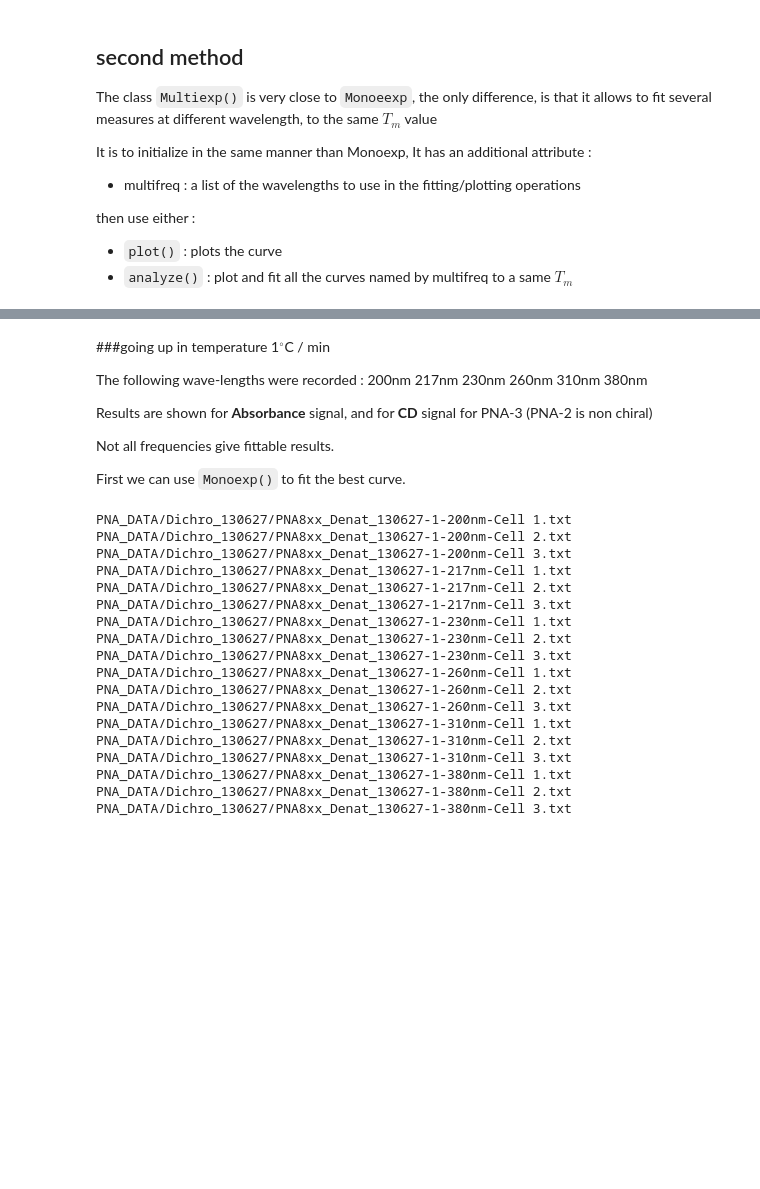
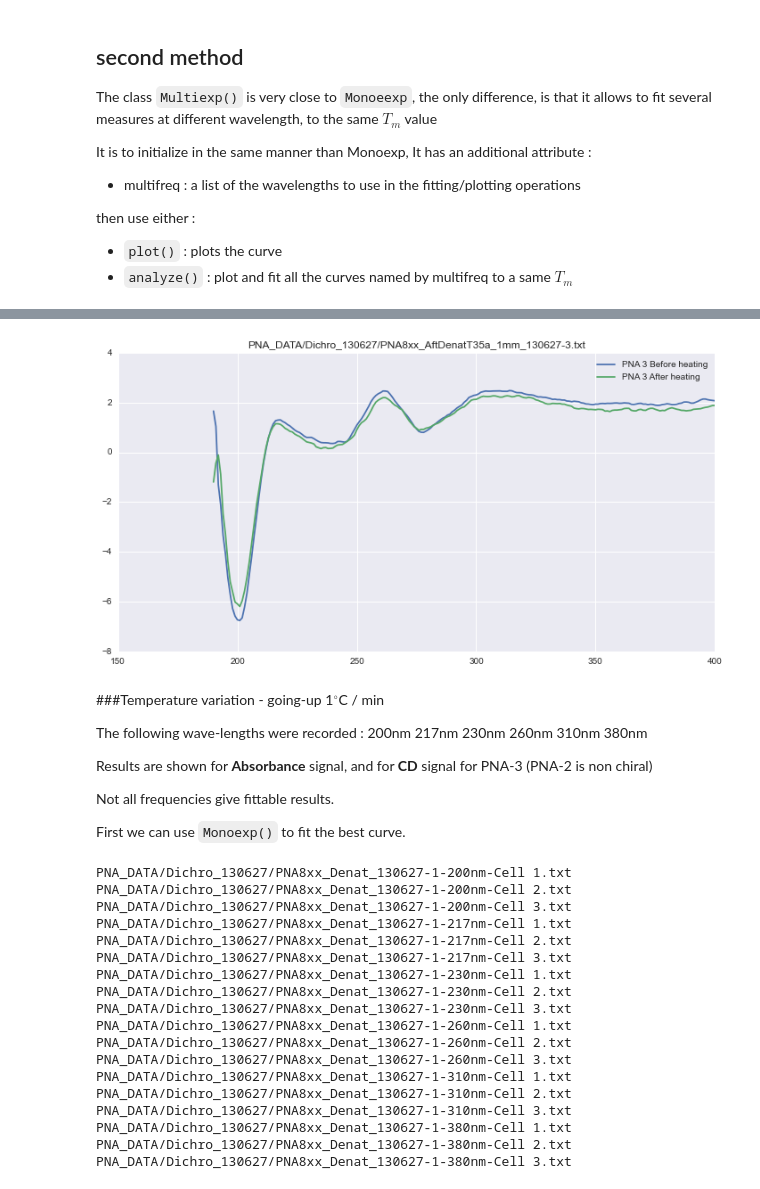
Before and after one commit to delsuc/Melting-curve-analysis, a Jupyter notebook: Melting_analysis.ipynb, the cells around one changed output, grey strips where cells are left out. Cells and saved outputs as stored; diff of their text form; code cells hidden in the pictures; blank space fills up the shorter version.

```diff
--- a/Melting_analysis.ipynb
+++ b/Melting_analysis.ipynb
@@ -536,5 +545,12 @@ melting followed by absorbance and CD
+# %%
+plotcd(fich="PNA_DATA/Dichro_130627/PNA8xx_T35a_1mm_130627-3.txt",
+       tampon="PNA_DATA/Dichro_130627/PNA8xx_T35a_1mm_130627-1.txt", lincor=False, label="PNA 3 Before heating")
+plotcd(fich="PNA_DATA/Dichro_130627/PNA8xx_AftDenatT35a_1mm_130627-3.txt",
+       tampon="PNA_DATA/Dichro_130627/PNA8xx_T35a_1mm_130627-1.txt", lincor=False, label="PNA 3 After heating")
+# %% [output]
+[figure, added]
 # %% [markdown]
-###going up in temperature
+###Temperature variation - going-up
 1$^\circ$C / min
 
 The following wave-lengths were recorded : 200nm 217nm 230nm 260nm 310nm 380nm
```
Also changed, not shown: parts of 8 cells of this notebook.
